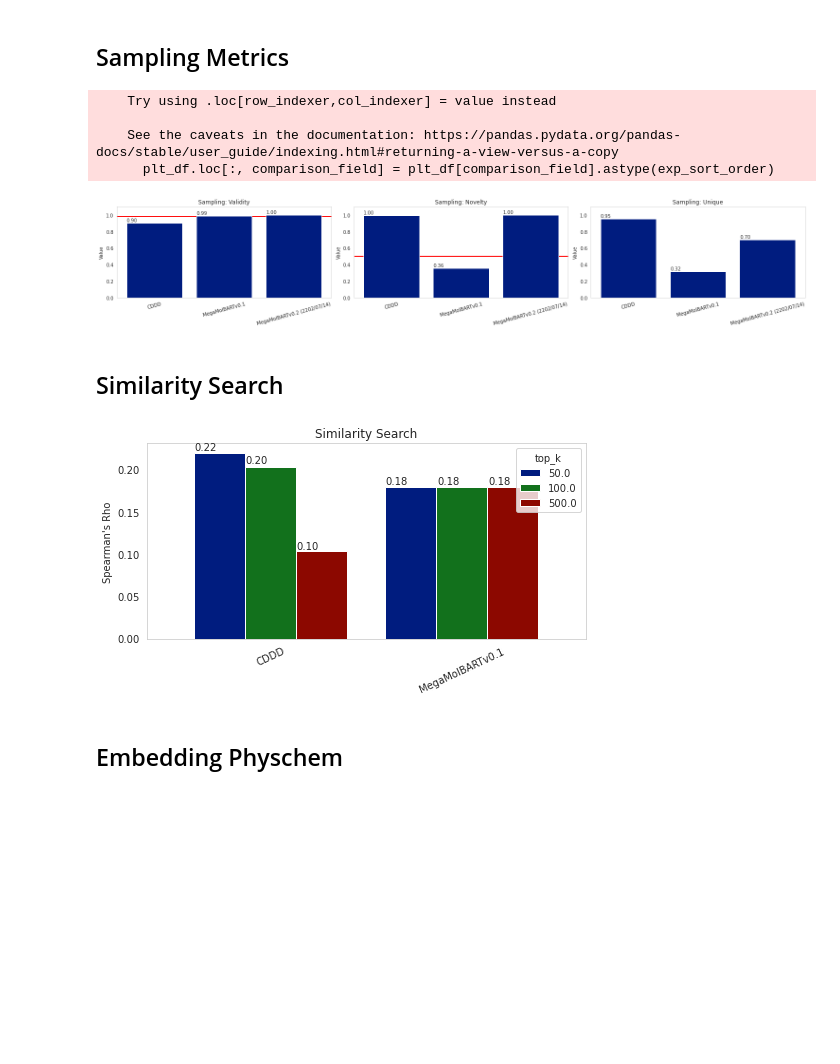
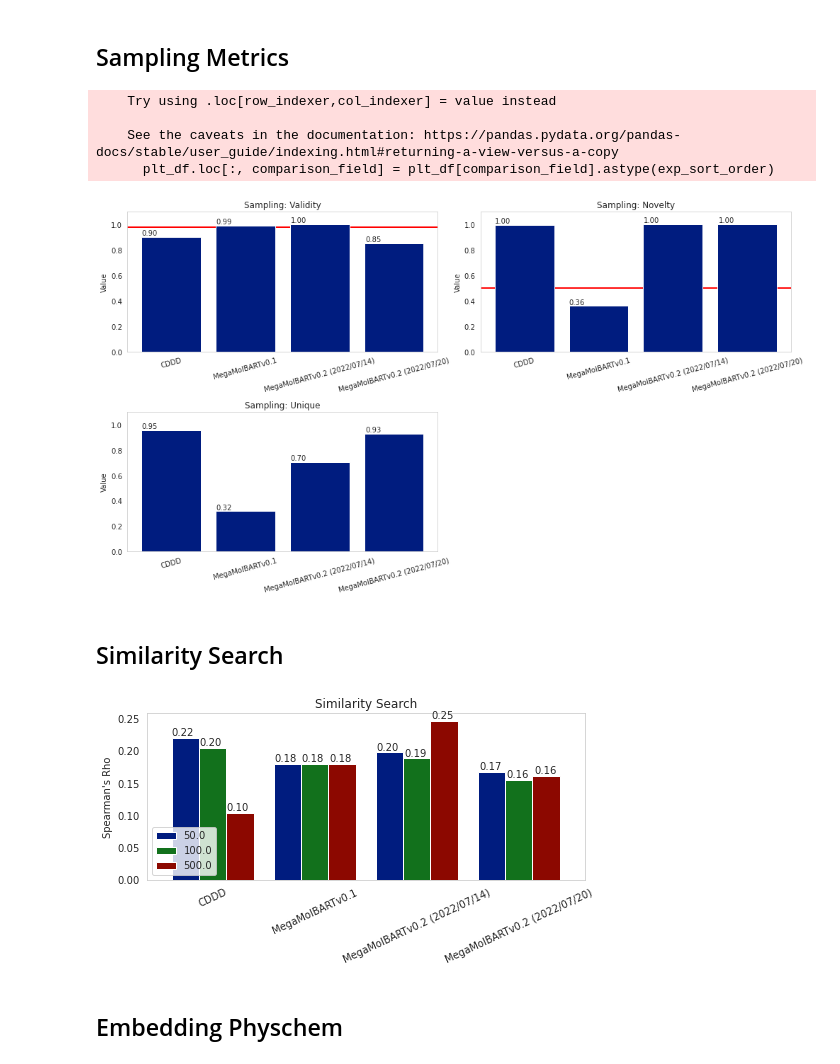
Before and after one commit to NVIDIA/cheminformatics, a Jupyter notebook: benchmark/notebooks/plot_benchmark.ipynb, the cells around one changed output. Saved outputs shown, nothing was run; the diff lists cells and outputs as text; code cells hidden in the pictures; blank space fills up the shorter version.

```diff
--- a/benchmark/notebooks/plot_benchmark.ipynb
+++ b/benchmark/notebooks/plot_benchmark.ipynb
@@ -35,9 +35,10 @@ base_nemo110_path = os.path.join(base_metric_path, 'benchmark_data_rajesh')
 # metric_labels = ['CDDD', 'NeMo1.2', 'NeMo1.10_Random', 'NeMo1.10_EA2', 'NeMo1.10_20220713', 'NeMo1.10_20220714', 'NeMo1.10_20220720']
 
 metric_paths = [os.path.join(base_metric_path, 'CDDD'),
-                os.path.join(base_nemo110_path, 'nemo_20220714')]
+                os.path.join(base_nemo110_path, 'nemo_20220714'),
+                os.path.join(base_nemo110_path, 'nemo_20220720')]
 
-metric_labels = ['CDDD', 'MegaMolBARTv0.2 (2202/07/14)']
+metric_labels = ['CDDD', 'MegaMolBARTv0.2 (2022/07/14)', 'MegaMolBARTv0.2 (2022/07/20)']
 
 
 acceptance_criteria = {'validity': 0.98, 'novelty': 0.50}
@@ -53,21 +54,28 @@ if save_plots:
 # %%
 def load_files(metric_paths: List[str],
                metric_labels: Optional[List[str]] = None,
-               parse_timestamps: bool = False):
+               parse_timestamps: bool = False,
+               file_type: str = 'csv'):
     """Load aggregated metric results from CSV files"""
 
     metric_labels = metric_labels if metric_labels else [None] * len(metric_paths)
     assert len(metric_labels) == len(metric_paths)
     custom_date_parser = lambda x: datetime.strptime(x, "%Y%m%d_%H%M%S")
 
+    file_type = file_type.lower()
+    assert file_type in ['csv', 'pkl'], AssertionError(f'File type must be one of "csv" or "pkl", got {file_type}.')
+
     combined_metric_df = []
     for metric_path, metric_label in zip(metric_paths, metric_labels):
-        file_list = glob.glob(os.path.join(metric_path, '**', '*.csv'), recursive=True)
+        file_list = glob.glob(os.path.join(metric_path, '**', f'*.{file_type}'), recursive=True)
 
         metric_df = []
         for file in file_list:
-            kwargs = {'parse_dates':['timestamp'], 'date_parser':custom_date_parser} if parse_timestamps else {}
-            df = pd.read_csv(file, **kwargs)
+            if file_type == 'csv':
+                kwargs = {'parse_dates':['timestamp'], 'date_parser':custom_date_parser} if parse_timestamps else {}
+                df = pd.read_csv(file, **kwargs)
+            else:
+                df = pd.read_pickle(file)
 
             exp_name = file.split('-')[-2] if not metric_label else metric_label
             df['exp_name'] = exp_name
@@ -81,8 +89,6 @@ def load_files(metric_paths: List[str],
 
         # Cleanup names -- need to regularize with team
         metric_df['name'] = metric_df['name'].str.replace('modelability-', '')
-        physchem_mask = metric_df['name'].str.contains('physchem')
-        metric_df.loc[physchem_mask, 'name'] = 'physchem'
 
         combined_metric_df.append(metric_df)
 
@@ -148,9 +154,10 @@ def setup_plots(num_plots: int,
 def make_multimodel_sampling_plots(df: pd.DataFrame,
                                    acceptance_criteria: Optional[dict] = None,
                                    save_plots: bool = False,
+                                   plots_per_row: int = 2,
                                    reports_dir: Optional[str] = None):
 
-
+    # Other config -- TODO consider making configurable
     kpis = ['validity', 'novelty', 'unique']
     kpi_field = 'name'
     comparison_field = 'exp_name'
@@ -165,7 +172,6 @@ def make_multimodel_sampling_plots(df: pd.DataFrame,
     # Setup plots
     set_plotting_style()
     num_plots = len(kpis)
-    plots_per_row = 3
     fig, axes_list = setup_plots(num_plots, plots_per_row)
 
 
@@ -208,35 +214,36 @@ df = load_files(metric_paths=metric_paths, metric_labels=metric_labels, parse_ti
 sample_df_v01 = pd.DataFrame([{'name': 'validity', 'exp_name': 'MegaMolBARTv0.1', 'radius': 0.01,  'value': 0.99289},
                               {'name': 'validity', 'exp_name': 'MegaMolBARTv0.1', 'radius': 0.1,   'value': 0.98902},
                               {'name': 'novelty',  'exp_name': 'MegaMolBARTv0.1', 'radius': 0.01,  'value': 0.37505},
                               {'name': 'novelty',  'exp_name': 'MegaMolBARTv0.1', 'radius': 0.1,   'value': 0.36019},
                               {'name': 'novelty',  'exp_name': 'MegaMolBARTv0.1', 'radius': 0.5,   'value': 0.00276},
                               {'name': 'unique',   'exp_name': 'MegaMolBARTv0.1', 'radius': 0.01,  'value': 0.12857},
                               {'name': 'unique',   'exp_name': 'MegaMolBARTv0.1', 'radius': 0.1,   'value': 0.31911},
                               {'name': 'unique',   'exp_name': 'MegaMolBARTv0.1', 'radius': 0.5,   'value': 0.01619}])
 
 df = pd.concat([sample_df_v01, df], axis=0).reset_index(drop=True)
 
-metric_labels_full = ['CDDD', 'MegaMolBARTv0.1', 'MegaMolBARTv0.2 (2202/07/14)']
+metric_labels_full = metric_labels.copy()
+metric_labels_full = metric_labels_full.insert(1, 'MegaMolBARTv0.1')
 metric_labels_full = pd.CategoricalDtype(metric_labels_full, ordered=True)
 df['exp_name'] = df['exp_name'].astype(metric_labels_full)
 df.sort_values('exp_name', inplace=True)
 
 
 
 # Need to prune extra radii from v0.1 and NeMo1.2 models for plotting
 radii_query_str = '((exp_name == "NeMo1.2") & (name in ["validity", "novelty", "unique"]) & (radius == 0.75))'
 radii_query_str += ' | ((exp_name == "MegaMolBARTv0.1") & (name in ["validity", "novelty", "unique"]) & (radius == 0.1))'
 radii_query_str += ' | (exp_name not in ["MegaMolBARTv0.1", "NeMo1.2"])'
 df = df.query(radii_query_str)
 
 
 make_multimodel_sampling_plots(df=df, acceptance_criteria=acceptance_criteria, save_plots=save_plots, reports_dir=reports_dir)
 # %% [output]
     Try using .loc[row_indexer,col_indexer] = value instead
 
     See the caveats in the documentation: https://pandas.pydata.org/pandas-docs/stable/user_guide/indexing.html#returning-a-view-versus-a-copy
       plt_df.loc[:, comparison_field] = plt_df[comparison_field].astype(exp_sort_order)
-[figure, old version]
+[figure, new version]
 # %% [markdown]
 ## Similarity Search
 # %%
@@ -244,8 +251,8 @@ def make_multimodel_similarity_search_plot(df: pd.DataFrame,
                                            save_plots: bool = False,
                                            reports_dir: Optional[str] = None):
 
-    # Get selected data
-    kpis = ['nearest neighbor correlation']
+    # Other config -- TODO consider making configurable
+    kpis = ['nearest neighbor correlation', 'nearest_neighbor_correlation']
     kpi_field = 'name'
     comparison_field = 'exp_name'
     value_field = 'value'
@@ -269,12 +276,7 @@ def make_multimodel_similarity_search_plot(df: pd.DataFrame,
         logging.info(f'Dataframe contains duplicate values. They will be averaged.')
 
     plot_df = df.pivot_table(columns=[top_k_field], values=value_field, index=comparison_field, aggfunc='mean')
-    plot_df.plot(kind='bar', width=0.8, ax=ax, legend=True)
-
-    #ax.axhline(0.0, 0, 1, color='black', lw=2.0, zorder=-1)
-
-    #ymin, ymax = ax.get_ylim()
-    #ymax = min(ymax, max_plot_ratio) * 1.1
+    plot_df.plot(kind='bar', width=0.8, ax=ax).legend(loc=3)
     _label_bars(ax)
 
     #ax.set_ylim(ymin, ymax)
@@ -308,18 +310,19 @@ sample_df_v01 = pd.DataFrame([{'name': 'nearest neighbor correlation', 'exp_name
 
 df = pd.concat([sample_df_v01, df], axis=0).reset_index(drop=True)
 
-metric_labels_full = ['CDDD', 'MegaMolBARTv0.1', 'MegaMolBARTv0.2 (2202/07/14)']
+metric_labels_full = metric_labels.copy()
+metric_labels_full = metric_labels_full.insert(1, 'MegaMolBARTv0.1')
 metric_labels_full = pd.CategoricalDtype(metric_labels_full, ordered=True)
 df['exp_name'] = df['exp_name'].astype(metric_labels_full)
 df.sort_values('exp_name', inplace=True)
 
-#radii_query_str = 'top_k == 100.0'
-#df = df.query(radii_query_str)
+# radii_query_str = 'top_k == 100.0'
+# df = df.query(radii_query_str)
 ########
 
 make_multimodel_similarity_search_plot(df=df, save_plots=save_plots, reports_dir=reports_dir)
 # %% [output]
-[figure, old version]
+[figure, new version]
 # %% [markdown]
 ## Embedding Physchem
 # %%
```
Also changed, not shown: parts of 8 cells of this notebook.
